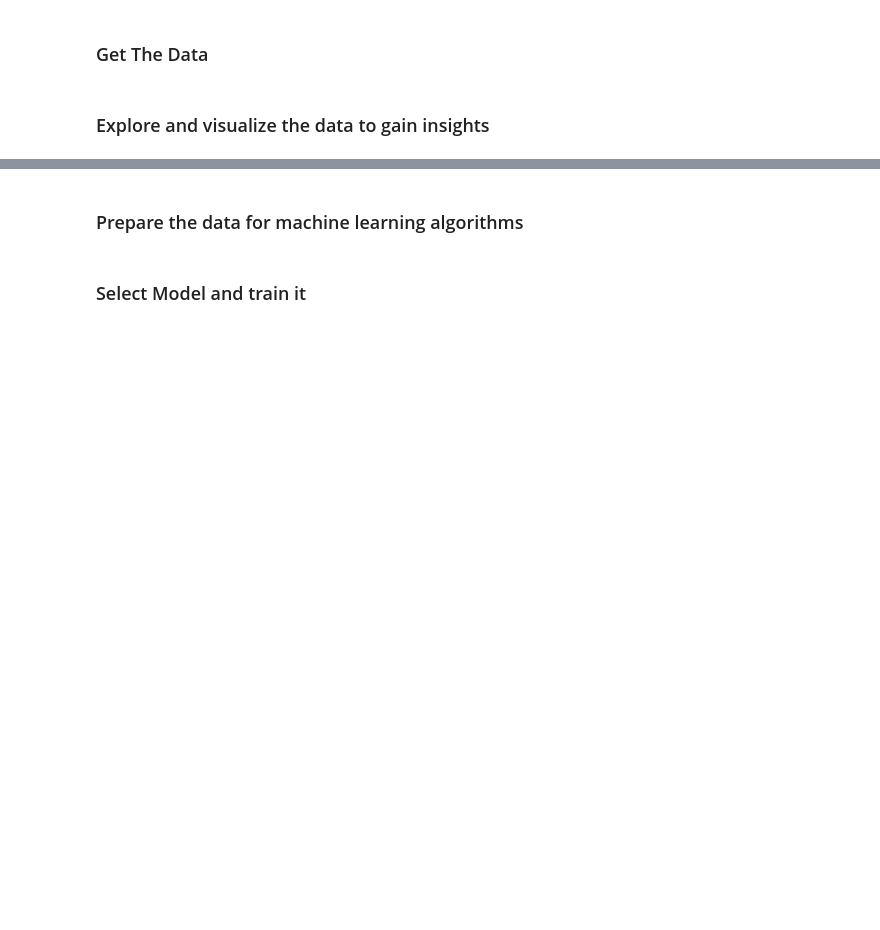
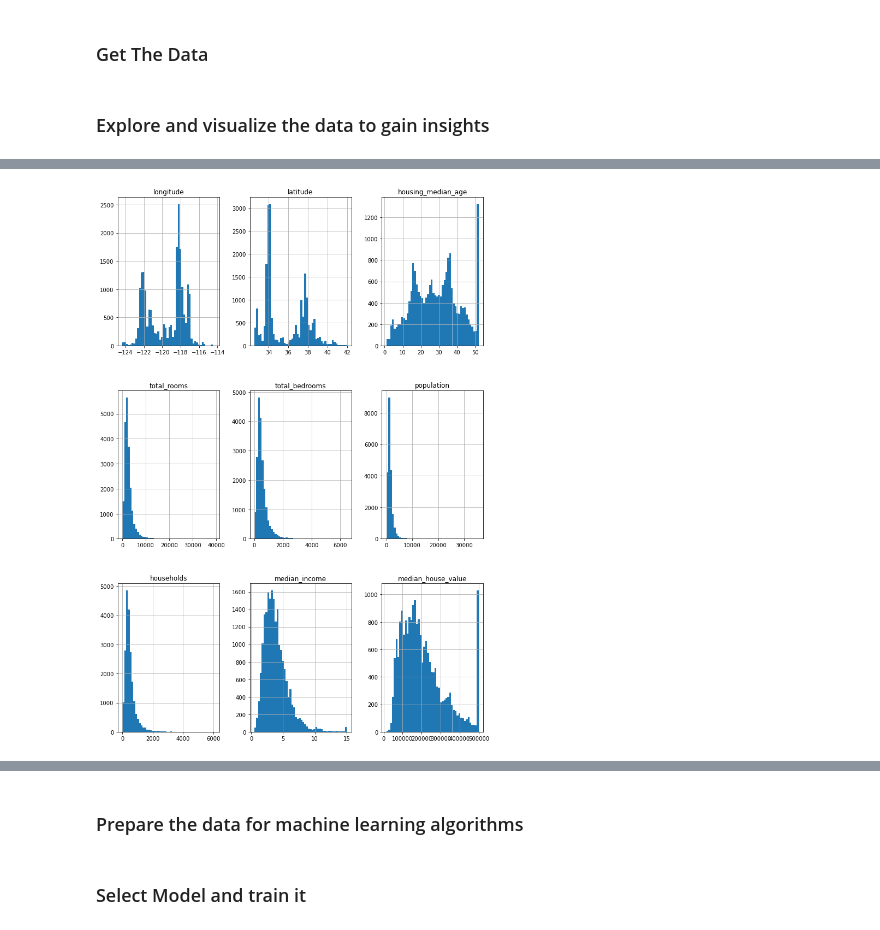
Before and after one commit to nsubordin81/eda-practice-python, a Jupyter notebook: cal_housing.ipynb, the cells around one changed output, grey strips where cells are left out. Saved outputs shown, nothing was run; the diff lists cells and outputs as text; code cells hidden in the pictures; blank space fills up the shorter version.

Commit message:
feat: adding more to the hands on ML dataset xmpl

```diff
--- a/cal_housing.ipynb
+++ b/cal_housing.ipynb
@@ -23,2 +47,22 @@ continue from here on next session: https://learning.oreilly.com/library/view/ha
+# %%
+# attribution here this code is coming from the hands on ml book companion repository for 3rd edition of the book
+# https://github.com/ageron/handson-ml3/
+
+from pathlib import Path
+import pandas as pd
+import tarfile
+import urllib.request
+
+def load_housing_data():
+    tarball_path = Path("datasets/housing.tgz")
+    if not tarball_path.is_file():
+        Path("datasets").mkdir(parents=True, exist_ok=True)
+        url = "https://github.com/ageron/data/raw/main/housing.tgz"
+        urllib.request.urlretrieve(url, tarball_path)
+        with tarfile.open(tarball_path) as housing_tarball:
+            housing_tarball.extractall(path="datasets")
+    return pd.read_csv(Path("datasets/housing/housing.csv"))
+
+housing = load_housing_data()
 # %% [markdown]
 ### Explore and visualize the data to gain insights
@@ -24,0 +119,7 @@ continue from here on next session: https://learning.oreilly.com/library/view/ha
+# %%
+import matplotlib.pyplot as plt
+
+housing.hist(bins=50, figsize=(12,18))
+plt.show()
+# %% [output]
+[figure, added]
```
Also changed, not shown: parts of 16 cells of this notebook, 3 other files.
